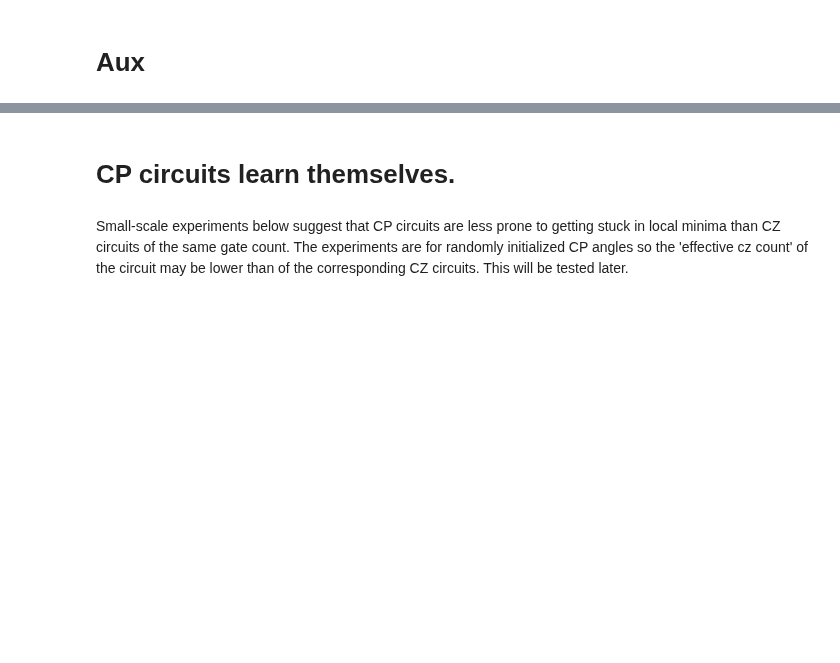
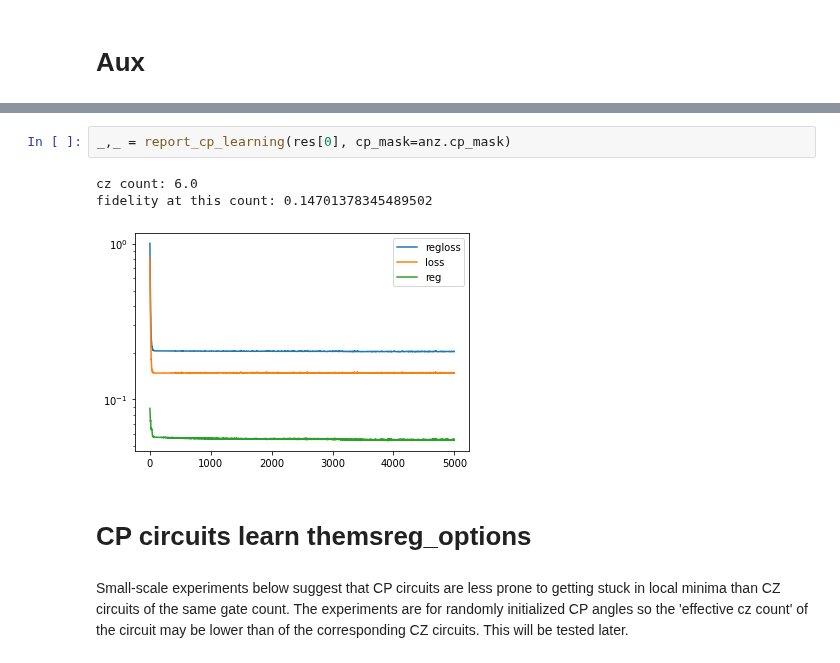
Before and after one commit to idnm/cpflow, a Jupyter notebook: CP.ipynb, the cells around one changed output, grey strips where cells are left out. Cells and saved outputs as stored; diff of their text form; blank space fills up the shorter version.

```diff
--- a/CP.ipynb
+++ b/CP.ipynb
@@ -102,5 +158,11 @@ def report_cp_learning(res, cp_mask=None):
+# %%
+_,_ = report_cp_learning(res[0], cp_mask=anz.cp_mask)
+# %% [output]
+cz count: 6.0
+fidelity at this count: 0.14701378345489502
+[figure, added]
 # %% [markdown]
-# CP circuits learn themselves.
+# CP circuits learn themsreg_options
 # %% [markdown]
 Small-scale experiments below suggest that CP circuits are less prone to getting stuck in local minima than CZ circuits of the same gate count. The experiments are for randomly initialized CP angles so the 'effective cz count' of the circuit may be lower than of the corresponding CZ circuits. This will be tested later.
 # %%
```
Also changed, not shown: parts of 9 cells of this notebook, 3 other files.
